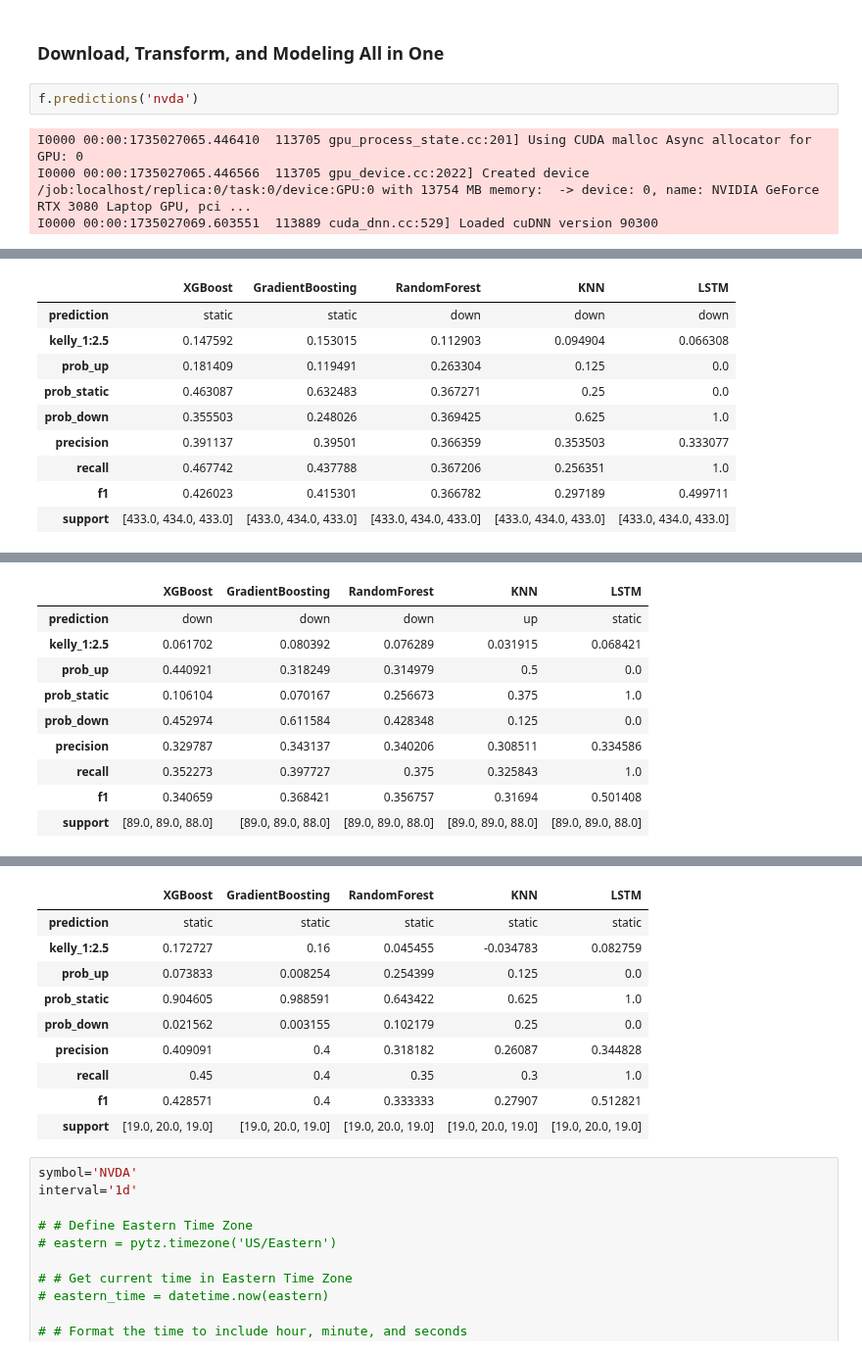
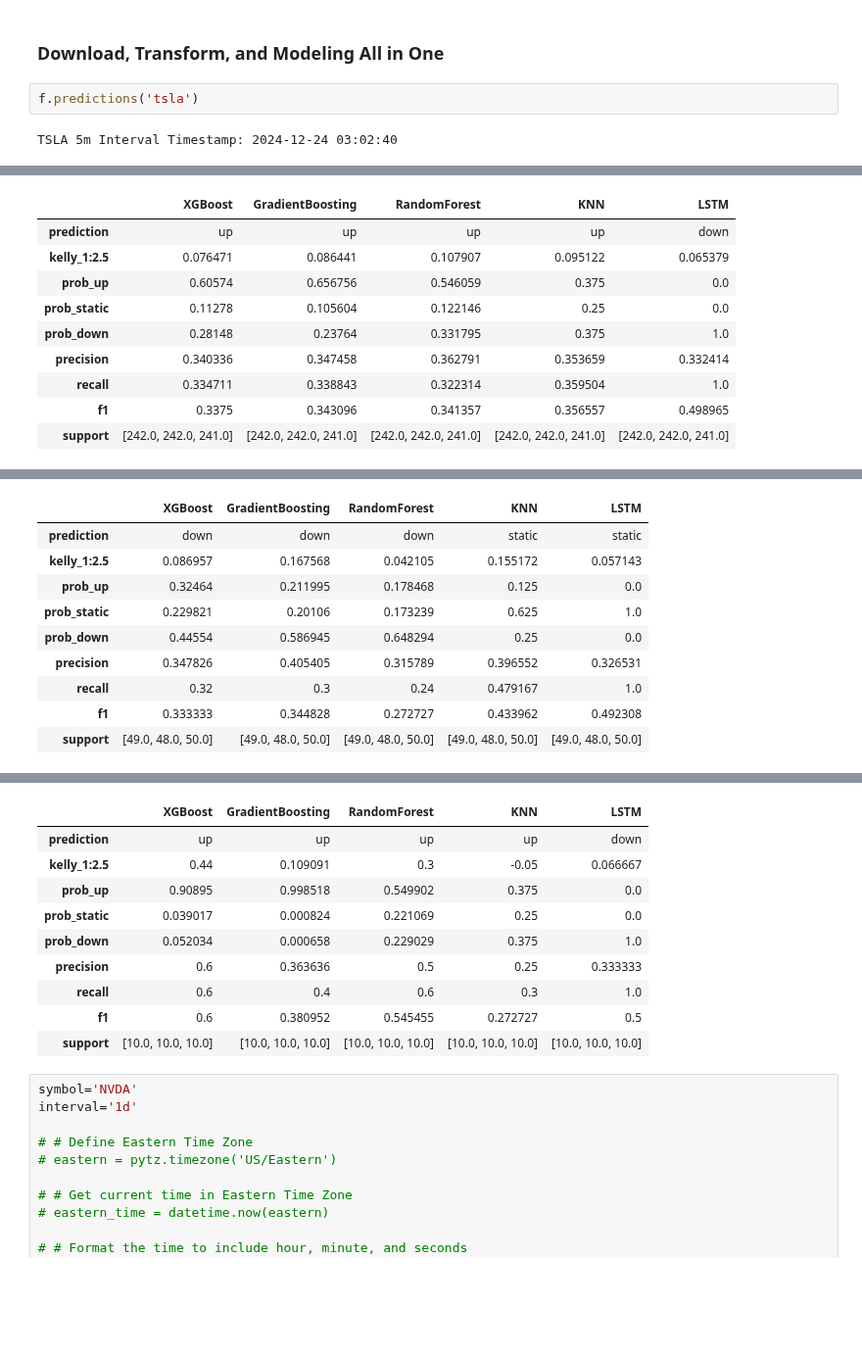
Before and after one commit to yuchild/stock_production, a Jupyter notebook: stock_next_time_frame_predictor.ipynb, the cells around one changed output, grey strips where cells are left out. Shown at 98% size. Saved outputs shown, nothing was run; the diff lists cells and outputs as text; blank space fills up the shorter version.

```diff
--- a/stock_next_time_frame_predictor.ipynb
+++ b/stock_next_time_frame_predictor.ipynb
@@ -79,8 +79,6 @@ from src import modules as f # f is for function
 # %% [markdown]
 ### Download, Transform, and Modeling All in One
 # %%
-f.predictions('nvda')
+f.predictions('tsla')
 # %% [output]
-I0000 00:00:1735027065.446410  113705 gpu_process_state.cc:201] Using CUDA malloc Async allocator for GPU: 0
-I0000 00:00:1735027065.446566  113705 gpu_device.cc:2022] Created device /job:localhost/replica:0/task:0/device:GPU:0 with 13754 MB memory:  -> device: 0, name: NVIDIA GeForce RTX 3080 Laptop GPU, pci ...
-I0000 00:00:1735027069.603551  113889 cuda_dnn.cc:529] Loaded cuDNN version 90300
+TSLA 5m Interval Timestamp: 2024-12-24 03:02:40
@@ -119,0 +118,10 @@ NVDA 1h Interval Timestamp: 2024-12-24 02:58:39
+|  | XGBoost | GradientBoosting | RandomForest | KNN | LSTM |
+| prediction | up | up | up | up | down |
+| kelly_1:2.5 | 0.076471 | 0.086441 | 0.107907 | 0.095122 | 0.065379 |
+| prob_up | 0.60574 | 0.656756 | 0.546059 | 0.375 | 0.0 |
+| prob_static | 0.11278 | 0.105604 | 0.122146 | 0.25 | 0.0 |
+| prob_down | 0.28148 | 0.23764 | 0.331795 | 0.375 | 1.0 |
+| precision | 0.340336 | 0.347458 | 0.362791 | 0.353659 | 0.332414 |
+| recall | 0.334711 | 0.338843 | 0.322314 | 0.359504 | 1.0 |
+| f1 | 0.3375 | 0.343096 | 0.341357 | 0.356557 | 0.498965 |
+| support | [242.0, 242.0, 241.0] | [242.0, 242.0, 241.0] | [242.0, 242.0, 241.0] | [242.0, 242.0, 241.0] | [242.0, 242.0, 241.0] |
@@ -121,10 +129,10 @@ NVDA 1d Interval Timestamp: 2024-12-24 02:59:46
-|  | XGBoost | GradientBoosting | RandomForest | KNN | LSTM |
-| prediction | static | static | down | down | down |
-| kelly_1:2.5 | 0.147592 | 0.153015 | 0.112903 | 0.094904 | 0.066308 |
-| prob_up | 0.181409 | 0.119491 | 0.263304 | 0.125 | 0.0 |
-| prob_static | 0.463087 | 0.632483 | 0.367271 | 0.25 | 0.0 |
-| prob_down | 0.355503 | 0.248026 | 0.369425 | 0.625 | 1.0 |
-| precision | 0.391137 | 0.39501 | 0.366359 | 0.353503 | 0.333077 |
-| recall | 0.467742 | 0.437788 | 0.367206 | 0.256351 | 1.0 |
-| f1 | 0.426023 | 0.415301 | 0.366782 | 0.297189 | 0.499711 |
-| support | [433.0, 434.0, 433.0] | [433.0, 434.0, 433.0] | [433.0, 434.0, 433.0] | [433.0, 434.0, 433.0] | [433.0, 434.0, 433.0] |
+|  | XGBoost | GradientBoosting | RandomForest | KNN | LSTM |
+| prediction | down | down | down | static | static |
+| kelly_1:2.5 | 0.086957 | 0.167568 | 0.042105 | 0.155172 | 0.057143 |
+| prob_up | 0.32464 | 0.211995 | 0.178468 | 0.125 | 0.0 |
+| prob_static | 0.229821 | 0.20106 | 0.173239 | 0.625 | 1.0 |
+| prob_down | 0.44554 | 0.586945 | 0.648294 | 0.25 | 0.0 |
+| precision | 0.347826 | 0.405405 | 0.315789 | 0.396552 | 0.326531 |
+| recall | 0.32 | 0.3 | 0.24 | 0.479167 | 1.0 |
+| f1 | 0.333333 | 0.344828 | 0.272727 | 0.433962 | 0.492308 |
+| support | [49.0, 48.0, 50.0] | [49.0, 48.0, 50.0] | [49.0, 48.0, 50.0] | [49.0, 48.0, 50.0] | [49.0, 48.0, 50.0] |
@@ -132,10 +139,0 @@ NVDA 1wk Interval Timestamp: 2024-12-24 03:00:55
-|  | XGBoost | GradientBoosting | RandomForest | KNN | LSTM |
-| prediction | down | down | down | up | static |
-| kelly_1:2.5 | 0.061702 | 0.080392 | 0.076289 | 0.031915 | 0.068421 |
-| prob_up | 0.440921 | 0.318249 | 0.314979 | 0.5 | 0.0 |
-| prob_static | 0.106104 | 0.070167 | 0.256673 | 0.375 | 1.0 |
-| prob_down | 0.452974 | 0.611584 | 0.428348 | 0.125 | 0.0 |
-| precision | 0.329787 | 0.343137 | 0.340206 | 0.308511 | 0.334586 |
-| recall | 0.352273 | 0.397727 | 0.375 | 0.325843 | 1.0 |
-| f1 | 0.340659 | 0.368421 | 0.356757 | 0.31694 | 0.501408 |
-| support | [89.0, 89.0, 88.0] | [89.0, 89.0, 88.0] | [89.0, 89.0, 88.0] | [89.0, 89.0, 88.0] | [89.0, 89.0, 88.0] |
@@ -143,13 +140,13 @@ NVDA 1mo Interval Timestamp: 2024-12-24 03:01:15
 |  | XGBoost | GradientBoosting | RandomForest | KNN | LSTM |
-| prediction | static | static | static | static | static |
-| kelly_1:2.5 | 0.172727 | 0.16 | 0.045455 | -0.034783 | 0.082759 |
-| prob_up | 0.073833 | 0.008254 | 0.254399 | 0.125 | 0.0 |
-| prob_static | 0.904605 | 0.988591 | 0.643422 | 0.625 | 1.0 |
-| prob_down | 0.021562 | 0.003155 | 0.102179 | 0.25 | 0.0 |
-| precision | 0.409091 | 0.4 | 0.318182 | 0.26087 | 0.344828 |
-| recall | 0.45 | 0.4 | 0.35 | 0.3 | 1.0 |
-| f1 | 0.428571 | 0.4 | 0.333333 | 0.27907 | 0.512821 |
-| support | [19.0, 20.0, 19.0] | [19.0, 20.0, 19.0] | [19.0, 20.0, 19.0] | [19.0, 20.0, 19.0] | [19.0, 20.0, 19.0] |
+| prediction | up | up | up | up | down |
+| kelly_1:2.5 | 0.44 | 0.109091 | 0.3 | -0.05 | 0.066667 |
+| prob_up | 0.90895 | 0.998518 | 0.549902 | 0.375 | 0.0 |
+| prob_static | 0.039017 | 0.000824 | 0.221069 | 0.25 | 0.0 |
+| prob_down | 0.052034 | 0.000658 | 0.229029 | 0.375 | 1.0 |
+| precision | 0.6 | 0.363636 | 0.5 | 0.25 | 0.333333 |
+| recall | 0.6 | 0.4 | 0.6 | 0.3 | 1.0 |
+| f1 | 0.6 | 0.380952 | 0.545455 | 0.272727 | 0.5 |
+| support | [10.0, 10.0, 10.0] | [10.0, 10.0, 10.0] | [10.0, 10.0, 10.0] | [10.0, 10.0, 10.0] | [10.0, 10.0, 10.0] |
 # %%
 symbol='NVDA'
 interval='1d'
```
Also changed, not shown: parts of 1 cell of this notebook, 12 other files.
